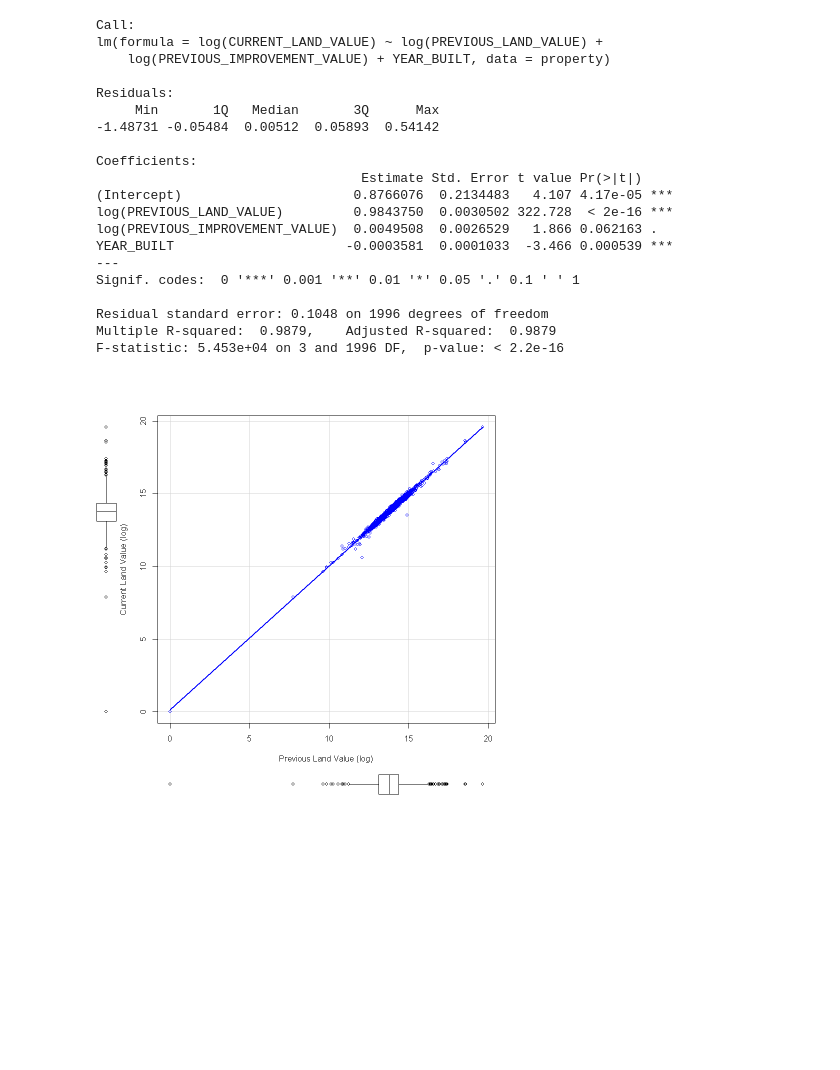
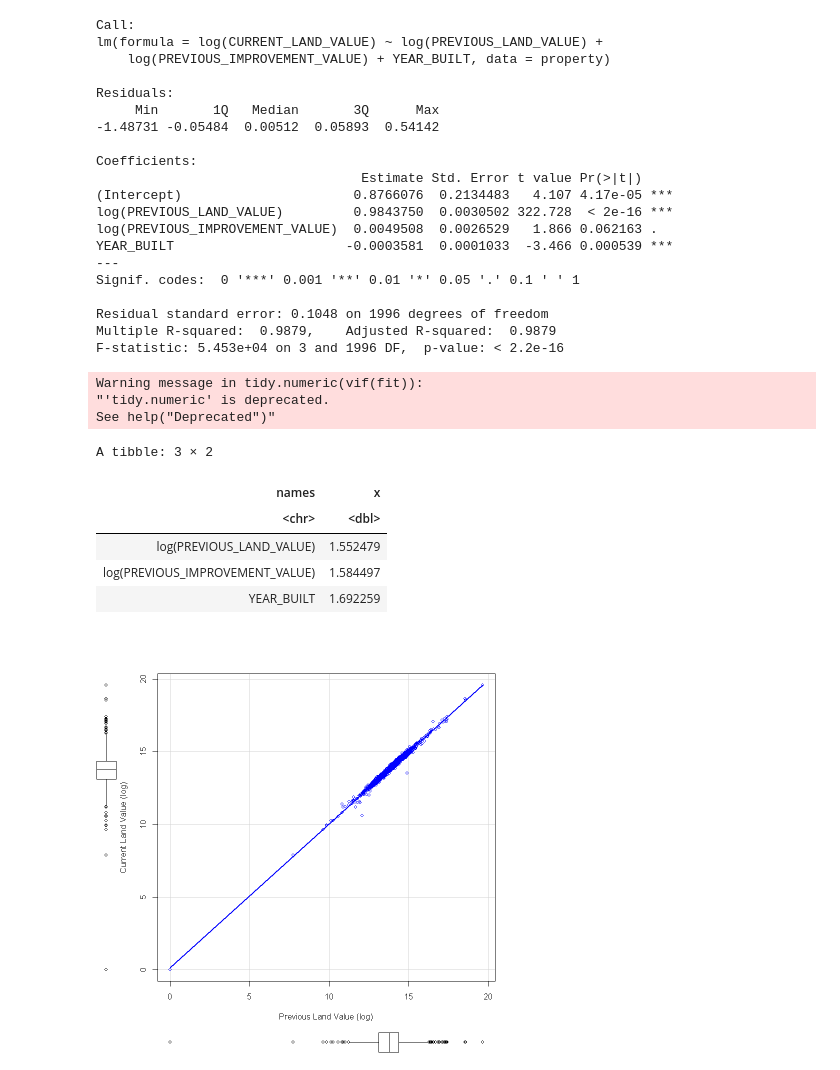
Before and after one commit to drrnaxl/STAT-306-Project, a Jupyter notebook: STAT_306.ipynb, the cells around one changed output. Saved outputs shown, nothing was run; the diff lists cells and outputs as text; code cells hidden in the pictures; blank space fills up the shorter version.

```diff
--- a/STAT_306.ipynb
+++ b/STAT_306.ipynb
@@ -25,27 +29,37 @@ fit <- lm(log(CURRENT_LAND_VALUE) ~ log(PREVIOUS_LAND_VALUE) + log(PREVIOUS_IMPR
 bb <- coef(fit)
 # %%
 summary(fit)
+tidy(vif(fit))
 # %% [output]
 Call:
 lm(formula = log(CURRENT_LAND_VALUE) ~ log(PREVIOUS_LAND_VALUE) +
     log(PREVIOUS_IMPROVEMENT_VALUE) + YEAR_BUILT, data = property)
 
 Residuals:
      Min       1Q   Median       3Q      Max
 -1.48731 -0.05484  0.00512  0.05893  0.54142
 
 Coefficients:
                                   Estimate Std. Error t value Pr(>|t|)
 (Intercept)                      0.8766076  0.2134483   4.107 4.17e-05 ***
 log(PREVIOUS_LAND_VALUE)         0.9843750  0.0030502 322.728  < 2e-16 ***
 log(PREVIOUS_IMPROVEMENT_VALUE)  0.0049508  0.0026529   1.866 0.062163 .
 YEAR_BUILT                      -0.0003581  0.0001033  -3.466 0.000539 ***
 ---
 Signif. codes:  0 '***' 0.001 '**' 0.01 '*' 0.05 '.' 0.1 ' ' 1
 
 Residual standard error: 0.1048 on 1996 degrees of freedom
 Multiple R-squared:  0.9879,    Adjusted R-squared:  0.9879
 F-statistic: 5.453e+04 on 3 and 1996 DF,  p-value: < 2.2e-16
+Warning message in tidy.numeric(vif(fit)):
+"'tidy.numeric' is deprecated.
+See help("Deprecated")"
+A tibble: 3 × 2
+| names | x |
+| <chr> | <dbl> |
+| log(PREVIOUS_LAND_VALUE) | 1.552479 |
+| log(PREVIOUS_IMPROVEMENT_VALUE) | 1.584497 |
+| YEAR_BUILT | 1.692259 |
 # %%
 scatterplot(log(property$PREVIOUS_LAND_VALUE), log(property$CURRENT_LAND_VALUE), smooth=FALSE,
             xlab="Previous Land Value (log)", ylab="Current Land Value (log)", legend=c(title="City"))
```
Also changed, not shown: parts of 2 cells of this notebook.
